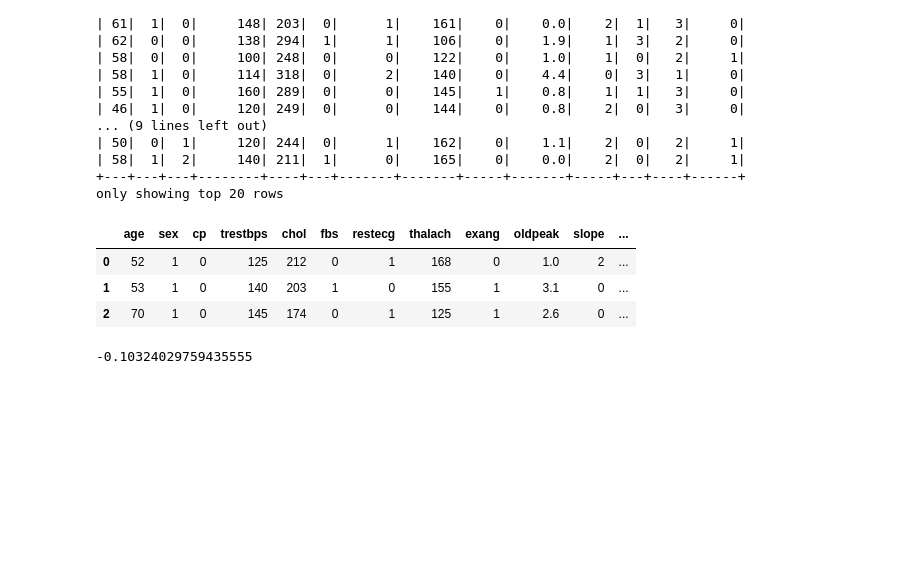
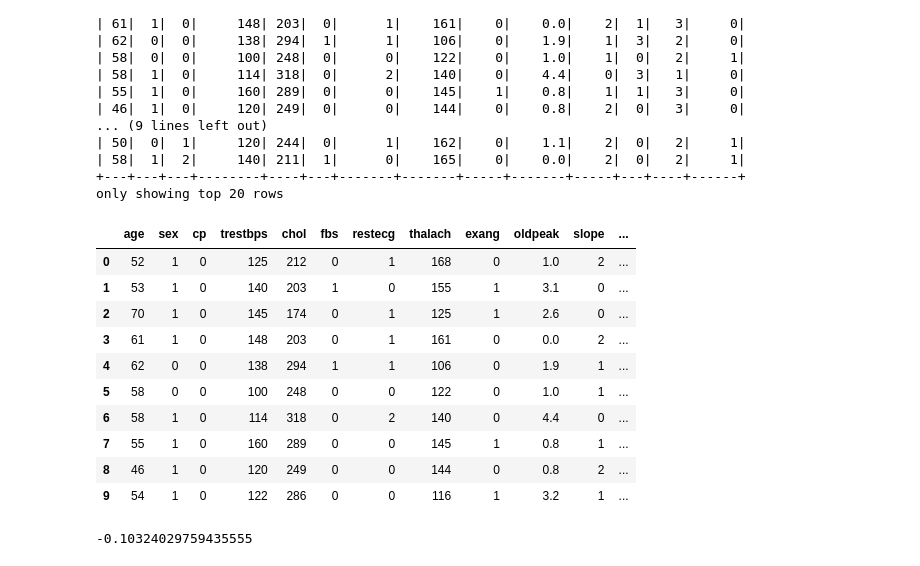
Before and after one commit to LiberPH/Spark_para_que, a Jupyter notebook: Spark-para-que.ipynb, the cells around one changed output. Saved outputs shown, nothing was run; the diff lists cells and outputs as text; code cells hidden in the pictures; blank space fills up the shorter version.

```diff
--- a/Spark-para-que.ipynb
+++ b/Spark-para-que.ipynb
@@ -275,12 +275,19 @@ df.show()
 only showing top 20 rows
 # %%
 #! Úsalo con cuidado
-df.limit(3).toPandas()
+df.limit(10).toPandas()
 # %% [output]
 |  | age | sex | cp | trestbps | chol | fbs | restecg | thalach | exang | oldpeak | slope | ... |
 | 0 | 52 | 1 | 0 | 125 | 212 | 0 | 1 | 168 | 0 | 1.0 | 2 | ... |
 | 1 | 53 | 1 | 0 | 140 | 203 | 1 | 0 | 155 | 1 | 3.1 | 0 | ... |
 | 2 | 70 | 1 | 0 | 145 | 174 | 0 | 1 | 125 | 1 | 2.6 | 0 | ... |
+| 3 | 61 | 1 | 0 | 148 | 203 | 0 | 1 | 161 | 0 | 0.0 | 2 | ... |
+| 4 | 62 | 0 | 0 | 138 | 294 | 1 | 1 | 106 | 0 | 1.9 | 1 | ... |
+| 5 | 58 | 0 | 0 | 100 | 248 | 0 | 0 | 122 | 0 | 1.0 | 1 | ... |
+| 6 | 58 | 1 | 0 | 114 | 318 | 0 | 2 | 140 | 0 | 4.4 | 0 | ... |
+| 7 | 55 | 1 | 0 | 160 | 289 | 0 | 0 | 145 | 1 | 0.8 | 1 | ... |
+| 8 | 46 | 1 | 0 | 120 | 249 | 0 | 0 | 144 | 0 | 0.8 | 2 | ... |
+| 9 | 54 | 1 | 0 | 122 | 286 | 0 | 0 | 116 | 1 | 3.2 | 1 | ... |
 # %%
 df.corr("age", "sex")
 # %% [output]
```
Also changed, not shown: parts of 11 cells of this notebook.
